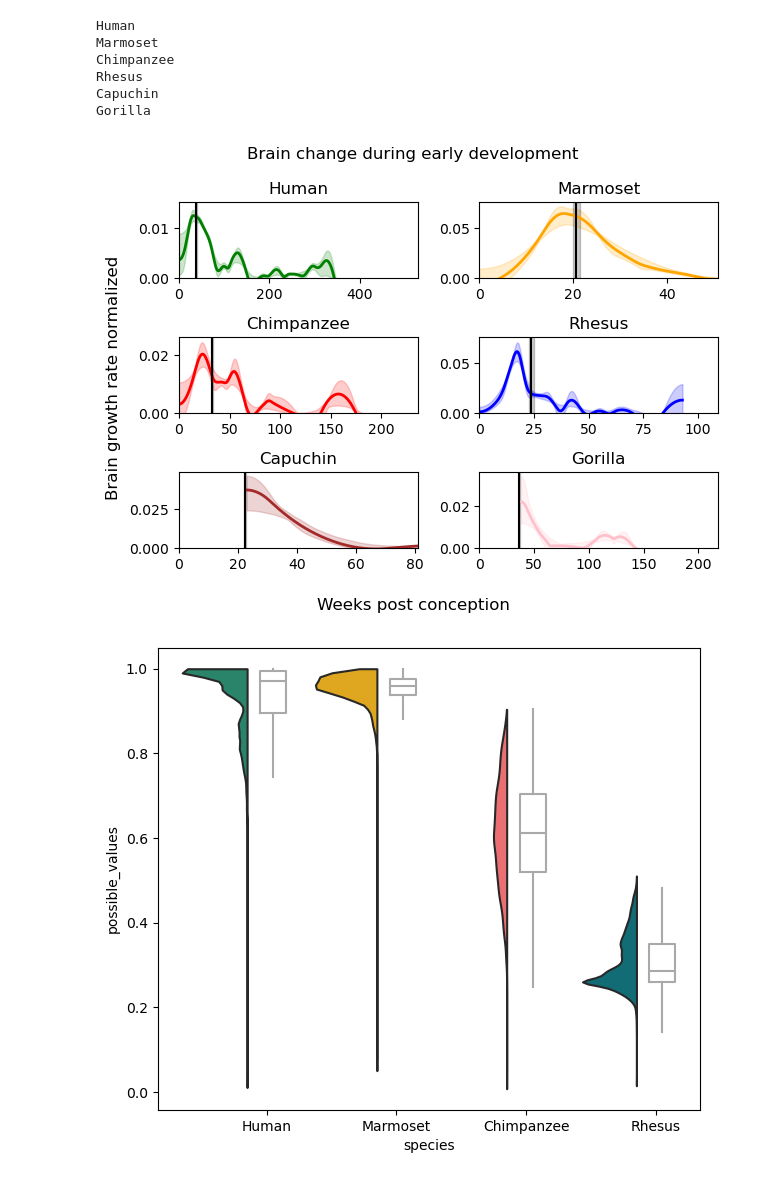
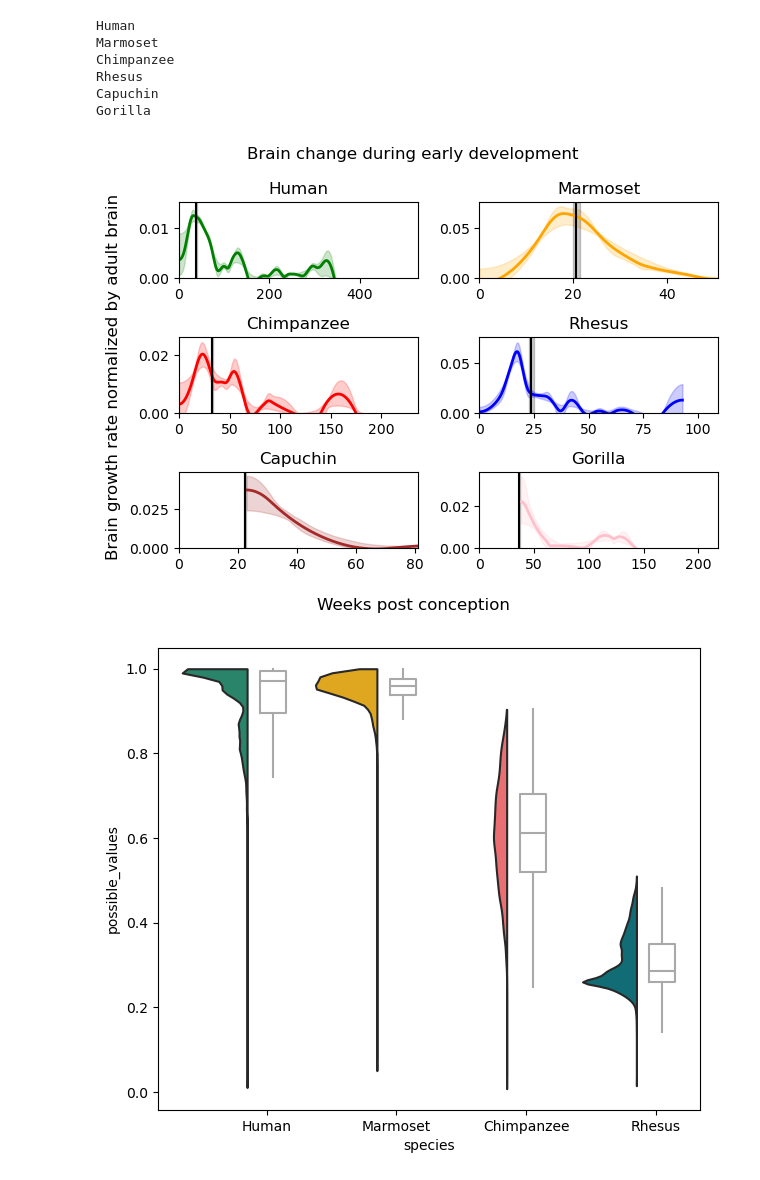
Before and after one commit to biagzi/altricial_brain_vocal_learning, a Jupyter notebook: code/SensitivityAnalysisPlots.ipynb, the cells around one changed output. Cells and saved outputs as stored; diff of their text form; code cells hidden in the pictures.

Commit message:
update: plots

```diff
--- a/code/SensitivityAnalysisPlots.ipynb
+++ b/code/SensitivityAnalysisPlots.ipynb
@@ -75,36 +75,36 @@ for row in ax:
 
         y = y
         low_percentil = low_percentil
         high_percentil = high_percentil
 
         col.plot(x,y, '-', color = species_color[species],linewidth = 2)
         col.fill_between(x, low_percentil, high_percentil, color=species_color[species], alpha=0.2)
 
         col.axvline(x = gestation_weeks, color = "black",linestyle = '-')
         col.axvspan(gestation_weeks - gestation_weeks_sd, gestation_weeks + gestation_weeks_sd, alpha=0.2, color='black')
 
         xlim = late_infancy_ends
         if species == "Marmoset":
             xlim = 50
         col.set_xlim(0,xlim + 1)
         col.set_title(species)
         col.set_ylim(bottom=0)
         i += 1
 
 fig.supxlabel('Weeks post conception')
-fig.supylabel('Brain growth rate normalized')
+fig.supylabel('Brain growth rate normalized by adult brain')
 fig.suptitle("Brain change during early development")
 fig.tight_layout()
-fig.savefig("{0}/figs/SuppM_3A_sensitivityanalysis.pdf".format(PYTHON_PATH),dpi = 800)
+fig.savefig("{0}/figs/SuppM_3A_derivatives_brainnorm_sensitivityanalysis.pdf".format(PYTHON_PATH),dpi = 800)
 plt.show()
 # %% [output]
 Human
 Marmoset
 Chimpanzee
 Rhesus
 Capuchin
 Gorilla
-[figure, old version]
+[figure, new version]
 # %%
 boxplot_df_all = {"species":[],"possible_values":[]}
 for species in df_fits["species"].unique():
```
Also changed, not shown: parts of 2 cells of this notebook, 8 other files.
